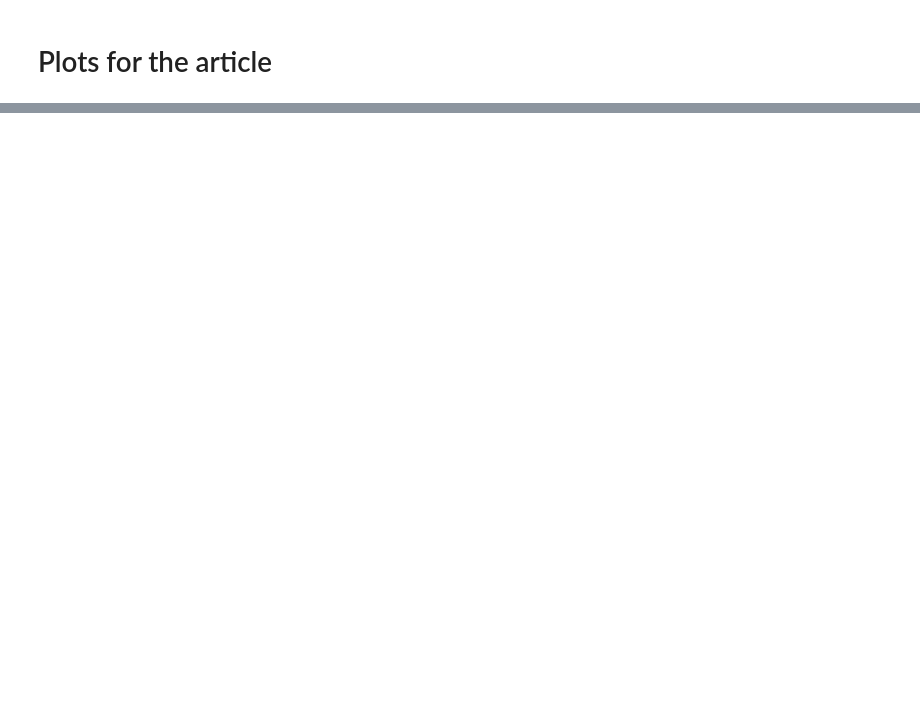
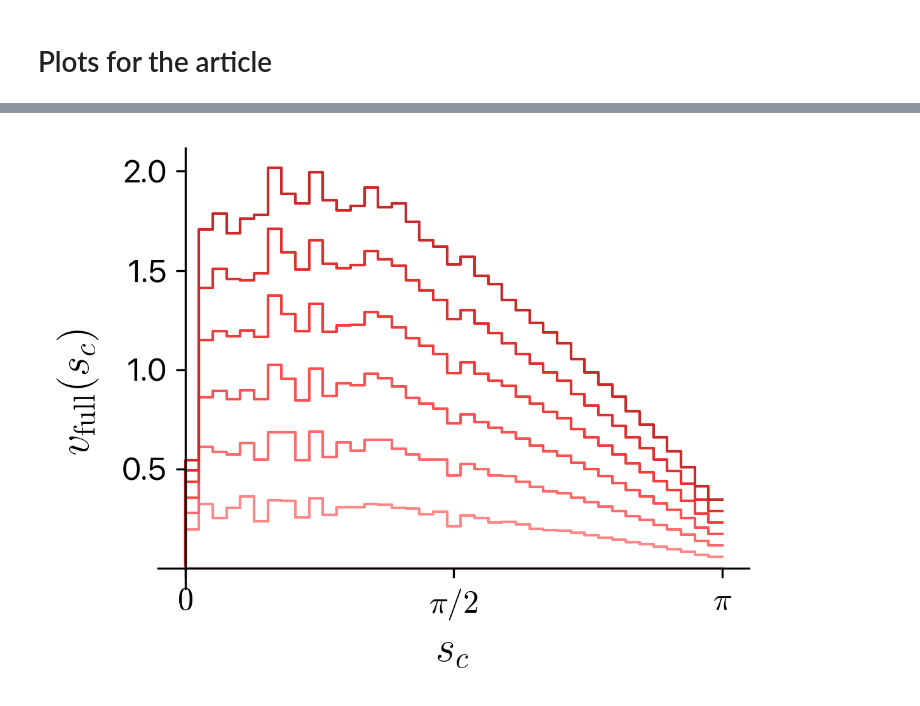
Before and after one commit to sgangaprasath/CollectiveTradeoff, a Jupyter notebook: PlotsPaper.ipynb, the cells around one changed output, grey strips where cells are left out. Drawn from its saved outputs; the diff is of its cells as text; code cells hidden in the pictures; blank space fills up the shorter version.

```diff
--- a/PlotsPaper.ipynb
+++ b/PlotsPaper.ipynb
@@ -81,0 +266,61 @@ np.max(df2.iloc[:,1].tolist())
+# %%
+importlib.reload(pF)
+import prmts as pR
+importlib.reload(pR)
+
+mpl.rcParams.update(mpl.rcParamsDefault)
+plt.rc("font", family="SF Pro")
+plt.rc("xtick", labelsize="medium")
+rc = {"mathtext.fontset" : "cm"}
+plt.rcParams.update(rc)
+plt.rcParams["font.serif"] = plt.rcParams["font.serif"]
+
+linewidth = 1.0
+linestyle = "-"
+label_size = 12
+color = '#EF6024'
+
+fig = plt.figure(figsize=(4, 3), dpi=300)
+nRow = 1
+nCol = 1
+ax = plt.subplot(nRow, nCol, 1)
+
+p = pR.params()
+phiPtn = np.linspace(0, np.pi, p.nPtn+1)
+
+cInd = 0
+for eInd in np.arange(0,p.nEpchs,1000):
+        df = pd.read_csv('./plotData/vNL_Pe_'+str(p.pe)+'_lNu_'+str(p.lNu)+'_ind_'+str(eInd)+'.csv')
+        n = p.nPtn
+        phiPlt = np.linspace(0, np.pi, n)
+        ax.step(phiPlt, df.iloc[:,2],
+                color=colorsNw['red'][cInd],
+                linewidth=linewidth,
+                zorder=-1)
+
+        # p.nu = p.nu*2
+        p.pe = p.diff/p.nu #peclet number
+        p.lNu = p.vo/p.nu #length-scale used for non-dimensionalization (s)
+        cInd += 1
+
+
+ax.set_xlabel(r'$s_c$',usetex=True, fontsize=label_size+4)
+ax.set_ylabel(r'$v_{\rm full}(s_c)$',usetex=True,rotation=90, fontsize=label_size+4)
+ax.tick_params(axis='both', which='major', labelsize=label_size)
+ax.set_yticks([0.5, 1, 1.5, 2])
+ax.set_xticks([0, np.pi/2, np.pi])
+labels = ['$0$', r'$\pi/2$', r'$\pi$']
+ax.set_xticklabels(labels, usetex=True)
+
+ax.xaxis.set_label_coords(0.5,-0.1)
+ax.yaxis.set_label_coords(-0.1,0.45)
+
+ax.spines["right"].set_visible(False)
+ax.spines["top"].set_visible(False)
+ax.spines["left"].set_position(("data", 0))
+ax.spines["bottom"].set_position(("data", 0))
+
+plt.savefig("NonLinearTDLearn.svg", bbox_inches='tight', format='svg')
+plt.show()
+# %% [output]
+[figure, added]
```
Also changed, not shown: parts of 5 cells of this notebook, 34 other files.
